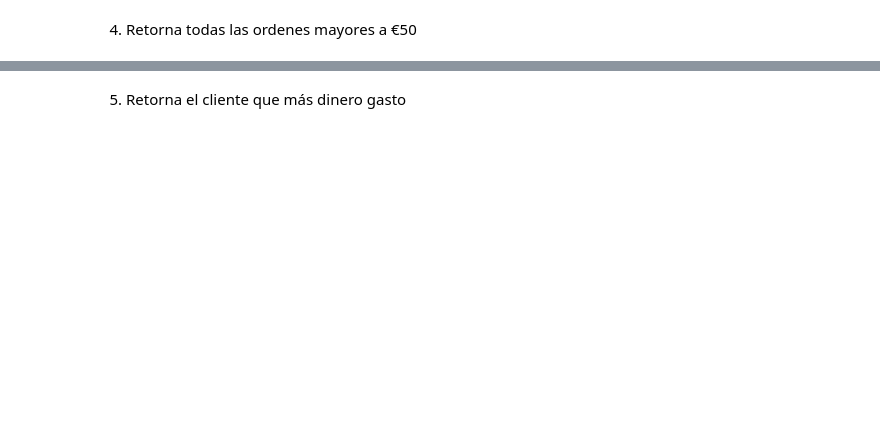
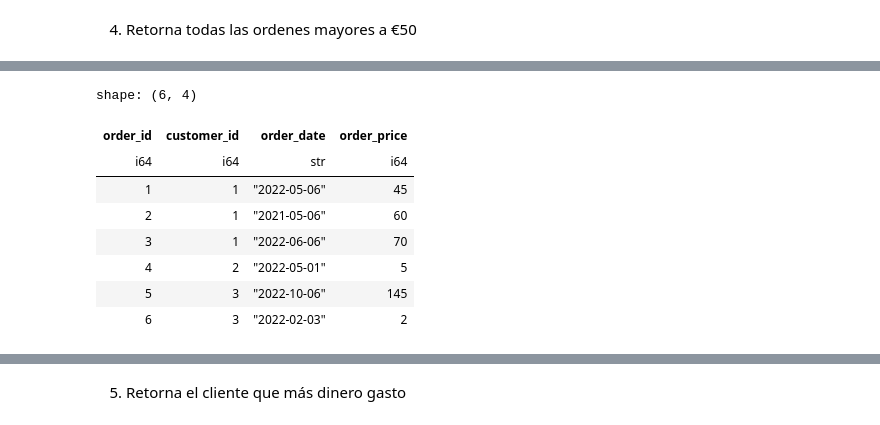
Before and after one commit to angelgvill/DS102024, a Jupyter notebook: 2-DataAnalysis/6-DataBase/1-Intro_DBs/intro_sql_sqlalchemy.ipynb, the cells around one changed output, grey strips where cells are left out. Saved outputs shown, nothing was run; the diff lists cells and outputs as text; code cells hidden in the pictures; blank space fills up the shorter version.

```diff
--- a/2-DataAnalysis/6-DataBase/1-Intro_DBs/intro_sql_sqlalchemy.ipynb
+++ b/2-DataAnalysis/6-DataBase/1-Intro_DBs/intro_sql_sqlalchemy.ipynb
@@ -299,6 +386,7 @@ ejecutar_query(query=query, devolver_polars=True)
 # %% [markdown]
 4. Retorna todas las ordenes mayores a €50
 # %%
-query= ''
+query= 'SELECT * FROM Orders'
 
 ejecutar_query(query=query, devolver_polars=True)
+# %% [output]
@@ -304,0 +397,9 @@ ejecutar_query(query=query, devolver_polars=True)
+shape: (6, 4)
+| order_id | customer_id | order_date | order_price |
+| i64 | i64 | str | i64 |
+| 1 | 1 | "2022-05-06" | 45 |
+| 2 | 1 | "2021-05-06" | 60 |
+| 3 | 1 | "2022-06-06" | 70 |
+| 4 | 2 | "2022-05-01" | 5 |
+| 5 | 3 | "2022-10-06" | 145 |
+| 6 | 3 | "2022-02-03" | 2 |
```
Also changed, not shown: parts of 28 cells of this notebook, 3 other files.
